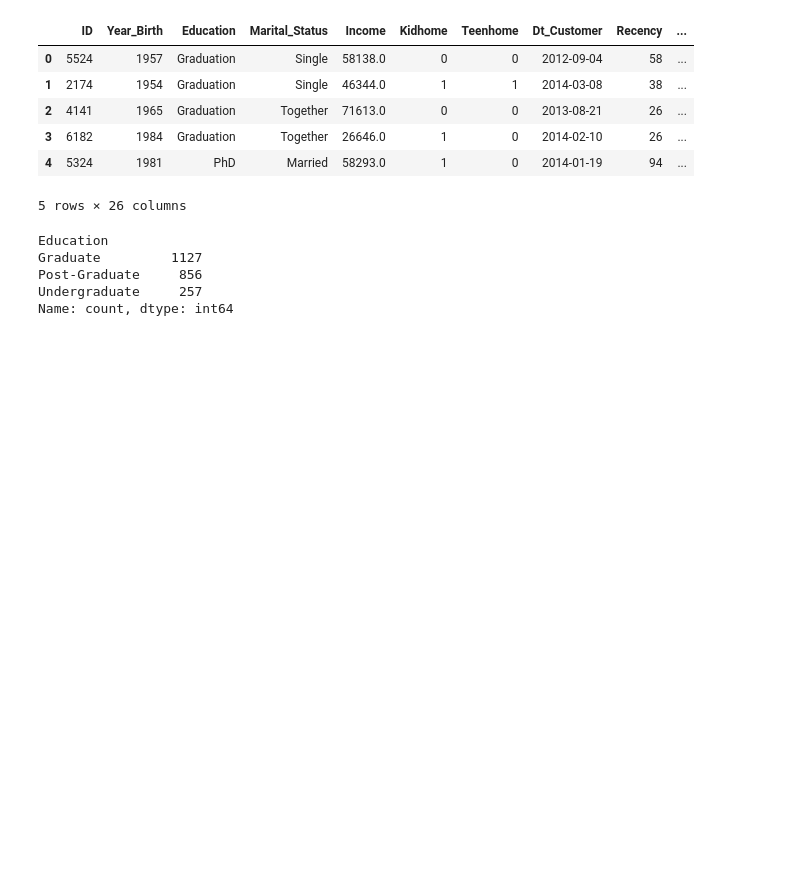
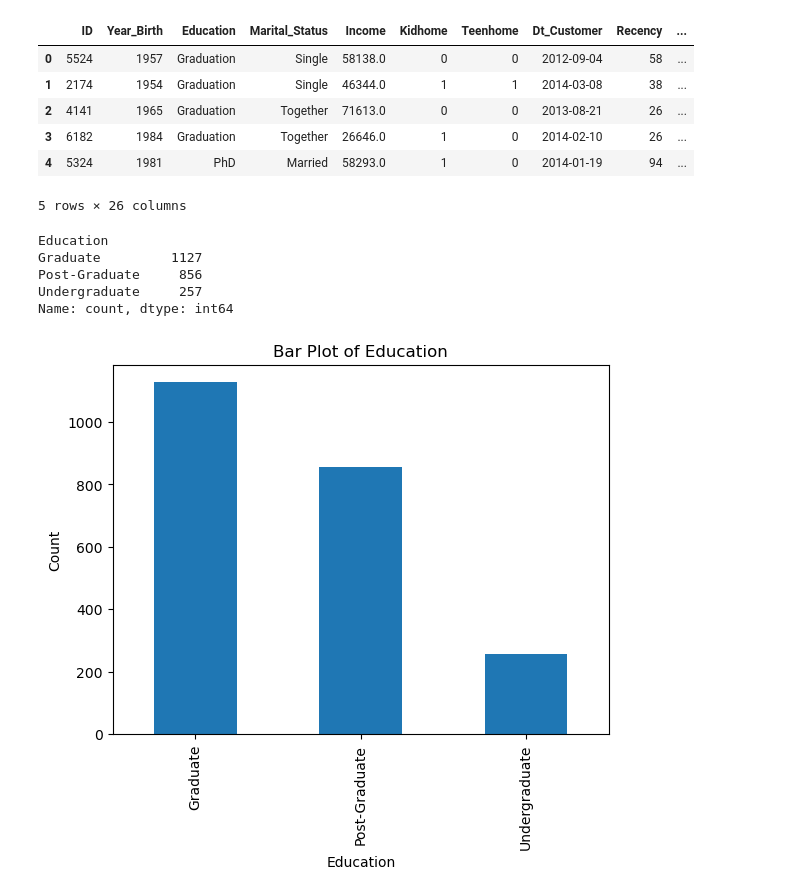
Before and after one commit to dilliram-code/Smart-cart-clustering-system, a Jupyter notebook: Data_cleaning/smart_cart_clustering.ipynb, the cells around one changed output. Cells and saved outputs as stored; diff of their text form; code cells hidden in the pictures; blank space fills up the shorter version.

```diff
--- a/Data_cleaning/smart_cart_clustering.ipynb
+++ b/Data_cleaning/smart_cart_clustering.ipynb
@@ -223,3 +223,11 @@ Graduate         1127
 Post-Graduate     856
 Undergraduate     257
 Name: count, dtype: int64
+# %%
+df['Education'].value_counts().plot(kind='bar')
+plt.title("Bar Plot of Education")
+plt.xlabel("Education")
+plt.ylabel("Count")
+plt.show()
+# %% [output]
+[figure, added]
```
